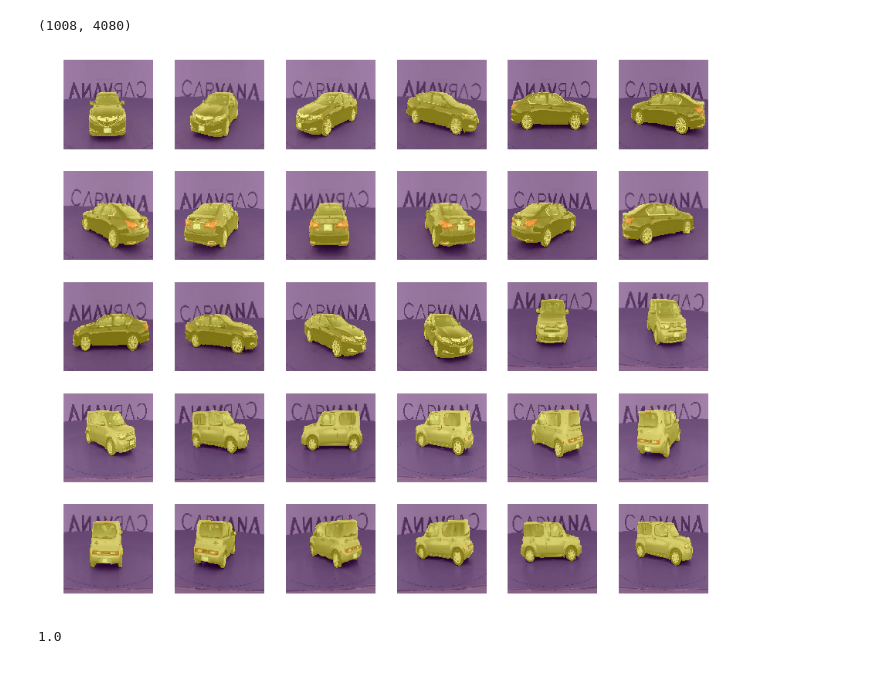
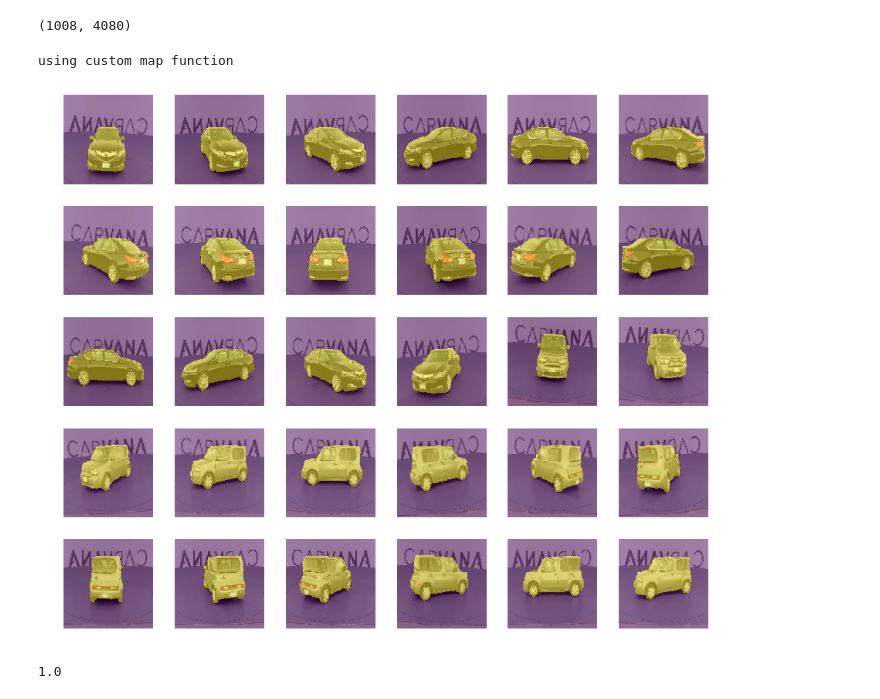
Before and after one commit to cholarajaa/fastai, a Jupyter notebook: courses/dl2/carvana-vgg16.ipynb, the cells around one changed output. Drawn from its saved outputs; the diff is of its cells as text; code cells hidden in the pictures.

```diff
--- a/courses/dl2/carvana-vgg16.ipynb
+++ b/courses/dl2/carvana-vgg16.ipynb
@@ -191,15 +191,16 @@ md = ImageData(PATH, datasets, bs, num_workers=8, classes=None)
 denorm = md.trn_ds.denorm
 x,y = next(iter(md.aug_dl))
 x = denorm(x)
-y_d = denorm(y)
+# %% [output]
+using custom map function
 # %%
 fig, axes = plt.subplots(5, 6, figsize=(12, 10))
 for i,ax in enumerate(axes.flat):
     ax=show_img(x[i], ax=ax)
-    show_img(y_d[i][...,0], ax=ax, alpha=0.5)
+    show_img(y[i][...,0], ax=ax, alpha=0.5)
 plt.tight_layout(pad=0.1)
 # %% [output]
-[figure, old version]
+[figure, new version]
 # %%
 np.average(y[0, :, :, 0] == y[0, :, :, 2])
 # %% [output]
```
Also changed, not shown: parts of 16 cells of this notebook, 3 other files.
